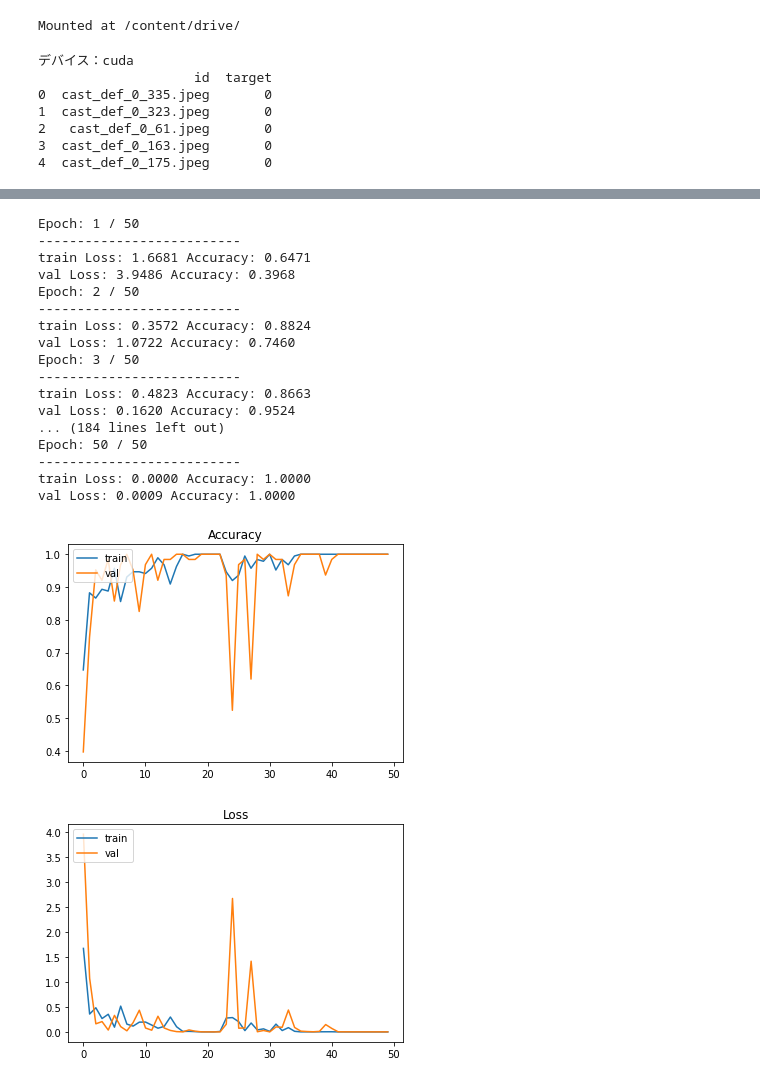
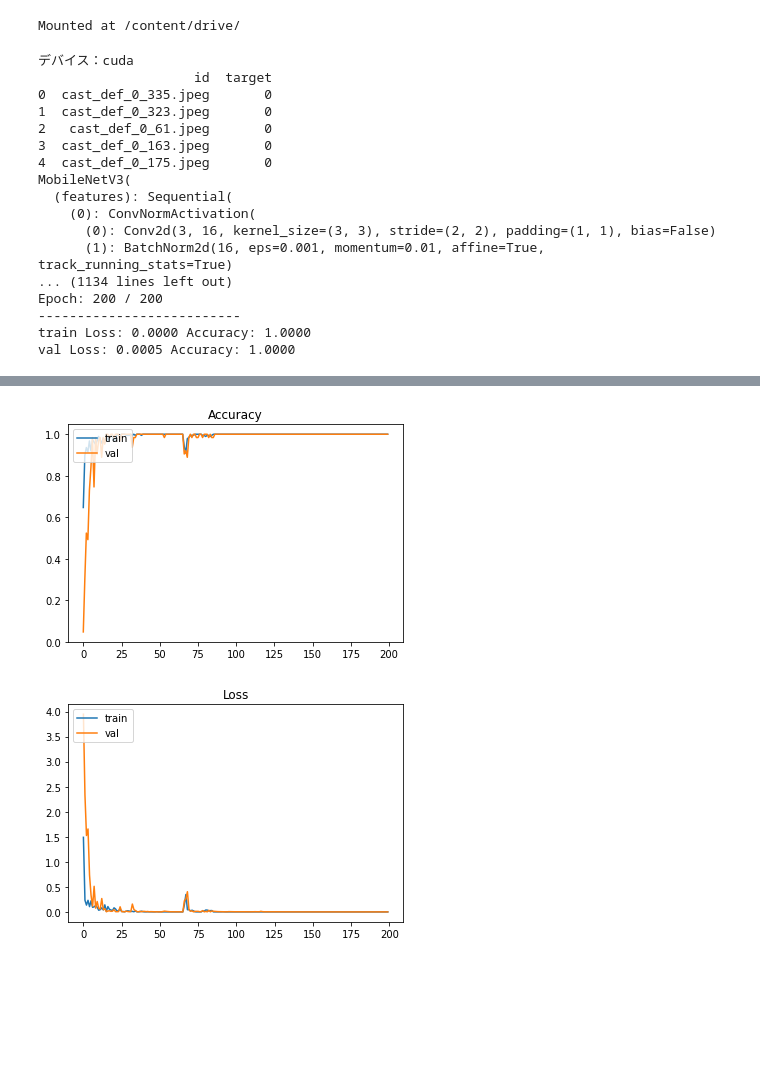
Before and after one commit to insilicomab/casting_pytorch, a Jupyter notebook: casting_pytorch_mobilenet_v3_large.ipynb, the cells around one changed output, grey strips where cells are left out. Drawn from its saved outputs; the diff is of its cells as text; code cells hidden in the pictures; blank space fills up the shorter version.

```diff
--- a/casting_pytorch_mobilenet_v3_large.ipynb
+++ b/casting_pytorch_mobilenet_v3_large.ipynb
@@ -137,13 +137,13 @@ batch_size = 4
 num_classes = 2
 
 # 学習率
-lr = 0.001
+lr = 0.0001
 
 # 学習済み
 pretrained = True
 
 # エポック数
-epochs = 50
+epochs = 200
 
 # 保存先のパス
 save_path = '/content/drive/My Drive/Colab Notebooks/SIGNATE/casting_pytorch/model/casting_pytorch_Epoch'
@@ -227,8 +227,9 @@ dataloader = {
 '''
 
 model = models.mobilenet_v3_large(pretrained=pretrained)
-fc_in_features = model.classifier[3].in_features # 最終レイヤー関数の次元数
+fc_in_features = model.classifier[3].out_features # 最終レイヤー関数の次元数
 model.fc = nn.Linear(fc_in_features, num_classes) # 最終レイヤー関数の付け替え
+print(model)
 
 # モデルをGPUに送る
 model.to(device)
@@ -367,3 +368,13 @@ train_model(model, epochs, criterion, optimizer)
 2   cast_def_0_61.jpeg       0
 3  cast_def_0_163.jpeg       0
 4  cast_def_0_175.jpeg       0
+MobileNetV3(
+  (features): Sequential(
+    (0): ConvNormActivation(
+      (0): Conv2d(3, 16, kernel_size=(3, 3), stride=(2, 2), padding=(1, 1), bias=False)
+      (1): BatchNorm2d(16, eps=0.001, momentum=0.01, affine=True, track_running_stats=True)
+... (1134 lines left out)
+Epoch: 200 / 200
+--------------------------
+train Loss: 0.0000 Accuracy: 1.0000
+val Loss: 0.0005 Accuracy: 1.0000
@@ -371,19 +381,2 @@ Downloading: "https://download.pytorch.org/models/mobilenet_v3_large-8738ca79.pt
-Epoch: 1 / 50
---------------------------
-train Loss: 1.6681 Accuracy: 0.6471
-val Loss: 3.9486 Accuracy: 0.3968
-Epoch: 2 / 50
---------------------------
-train Loss: 0.3572 Accuracy: 0.8824
-val Loss: 1.0722 Accuracy: 0.7460
-Epoch: 3 / 50
---------------------------
-train Loss: 0.4823 Accuracy: 0.8663
-val Loss: 0.1620 Accuracy: 0.9524
-... (184 lines left out)
-Epoch: 50 / 50
---------------------------
-train Loss: 0.0000 Accuracy: 1.0000
-val Loss: 0.0009 Accuracy: 1.0000
-[figure, old version]
+[figure, new version]
-[figure, old version]
+[figure, new version]
```
Also changed, not shown: parts of 5 cells of this notebook, 8 other files.
